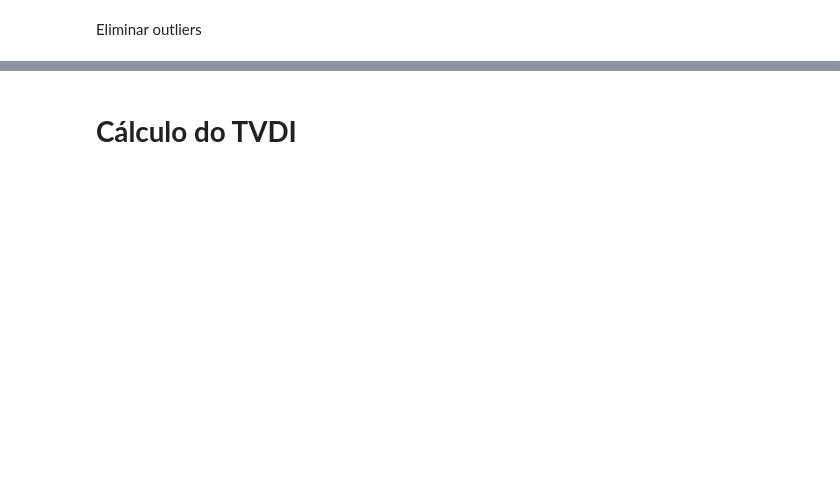
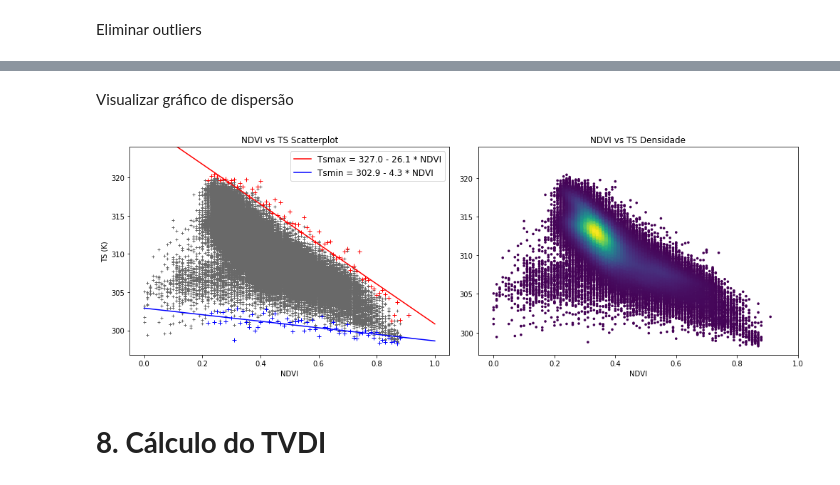
Before and after one commit to dxbezerra/TVDI, a Jupyter notebook: TVDI_projeto.ipynb, the cells around one changed output, grey strips where cells are left out. Cells and saved outputs as stored; diff of their text form; code cells hidden in the pictures; blank space fills up the shorter version.

```diff
--- a/TVDI_projeto.ipynb
+++ b/TVDI_projeto.ipynb
@@ -361,0 +341,16 @@ Criar matriz 4D
+# %%
+# Retirar valores fora de 3 desvios padrões da imagem de TS
+std  = np.nanstd(TS) # desvio padrão
+mean = np.nanmean(TS) # média
+
+lower_limit = mean - (std*3)
+upper_limit = mean + (std*3)
+
+np.where(TS, TS < lower_limit, np.nan)
+np.where(TS, TS > upper_limit, np.nan)
+
+print("Limiar mínimo:", np.nanmin(TS), "K")
+print("Limiar máximo:", np.nanmax(TS), "K")
+
+# Retirar valores menores que zero na imagem de NDVI
+NDVI[NDVI < 0] = np.nan
@@ -368,2 +451,52 @@ Retirar coeficientes *a* e *b* para cálculo do TVDI
+# %% [markdown]
+Visualizar gráfico de dispersão
+# %%
+# gerar o primeiro e o último pontos do limite úmido e limite seco
+a1, b1 = MaxPfit
+a2, b2 = MinPfit
+linhamax = [b1 + (a1 * 0), b1 + (a1 * 1)]
+linhamin = [b2 + (a2 * 0), b2 + (a2 * 1)]
+
+# Scatterplot das retas
+fig, (ax1, ax2) = plt.subplots(1, 2, figsize=(14, 5), tight_layout=True)
+
+ax1.plot(NDVI.ravel(), TS.ravel(), "+", color='dimgray', markersize=4)
+ax1.plot(NDVI_vector[21:], MiniList[21:], '+', color='b')
+ax1.plot(NDVI_vector[21:], MaxList[21:], '+', color='r')
+ax1.plot([0, 1], linhamax, color='r', markersize=8,\
+                 label=f"Tsmax = {'%.1f'% b1} - {'%.1f' % abs(a1)} * NDVI")
+ax1.plot([0, 1], linhamin, color='b', markersize=8,\
+                 label=f"Tsmin = {'%.1f' % b2} - {'%.1f' % abs(a2)} * NDVI")
+ax1.legend(loc='upper right', fontsize=12)
+ax1.set_ylim(top=324)
+ax1.set_xlabel("NDVI")
+ax1.set_ylabel("TS (K)")
+ax1.set_title("NDVI vs TS Scatterplot")
+
+#Scatterplot de densidade
+NDVIlista, Templista = [], []
+
+for b in range(NDVI.shape[0]): # linhas
+    for c in range(NDVI.shape[1]): # Colunas
+        if np.isfinite(TS[b][c]) and np.isfinite(NDVI[b][c]):
+            NDVIlista += [NDVI[b][c]]
+            Templista += [TS[b][c]]
+
+NDVIlista, Templista = np.array(NDVIlista), np.array(Templista)
+
+xy = np.vstack([NDVIlista, Templista])
+#z  = np.load("./z_gaussian_kde.npy")
+z  = gaussian_kde(xy)(xy)
+ax2.scatter(NDVIlista, Templista, c=z, s=13, edgecolor='')
+ax2.set_xlabel("NDVI")
+ax2.set_ylim(top=324)
+ax2.set_xlim(right=1.)
+ax2.set_title("NDVI vs TS Densidade")
+
+# Salvar figura
+fig.savefig(path + '/TS_NDVI_scatterplot.png', dpi=200)
+fig.show()
+# %% [output]
+[figure, added]
 # %% [markdown]
-# **Cálculo do TVDI**
+# **8. Cálculo do TVDI**
```
Also changed, not shown: parts of 44 cells of this notebook, 10 other files.
